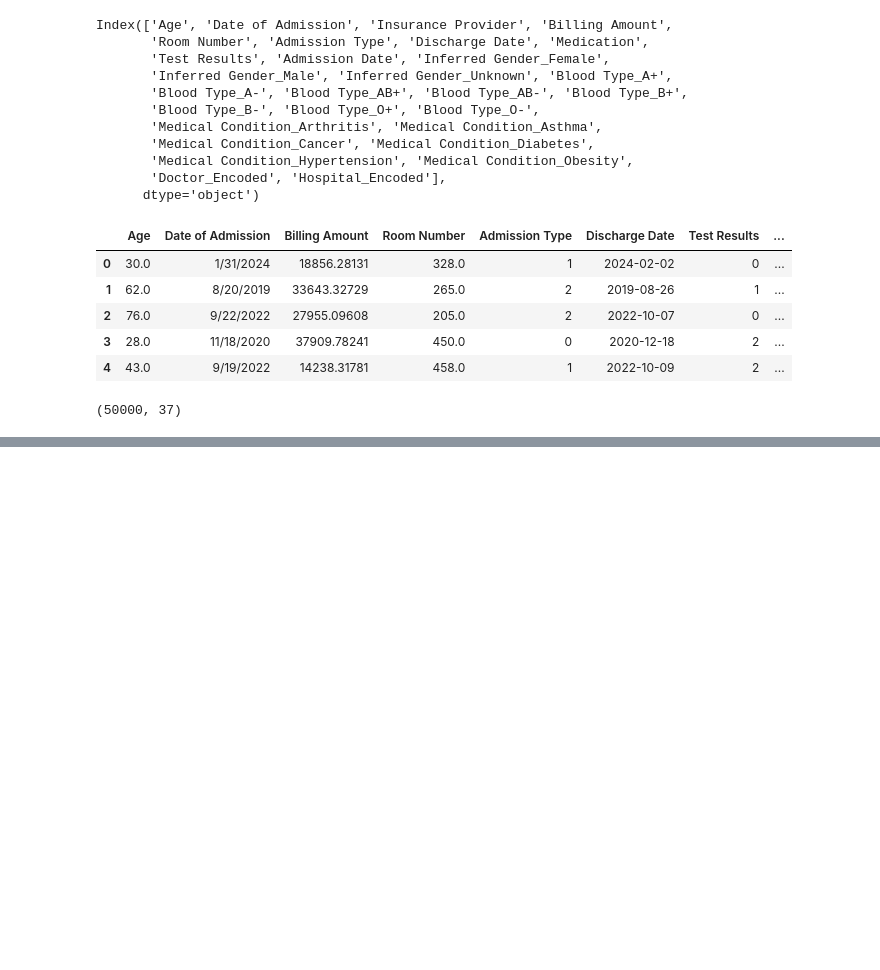
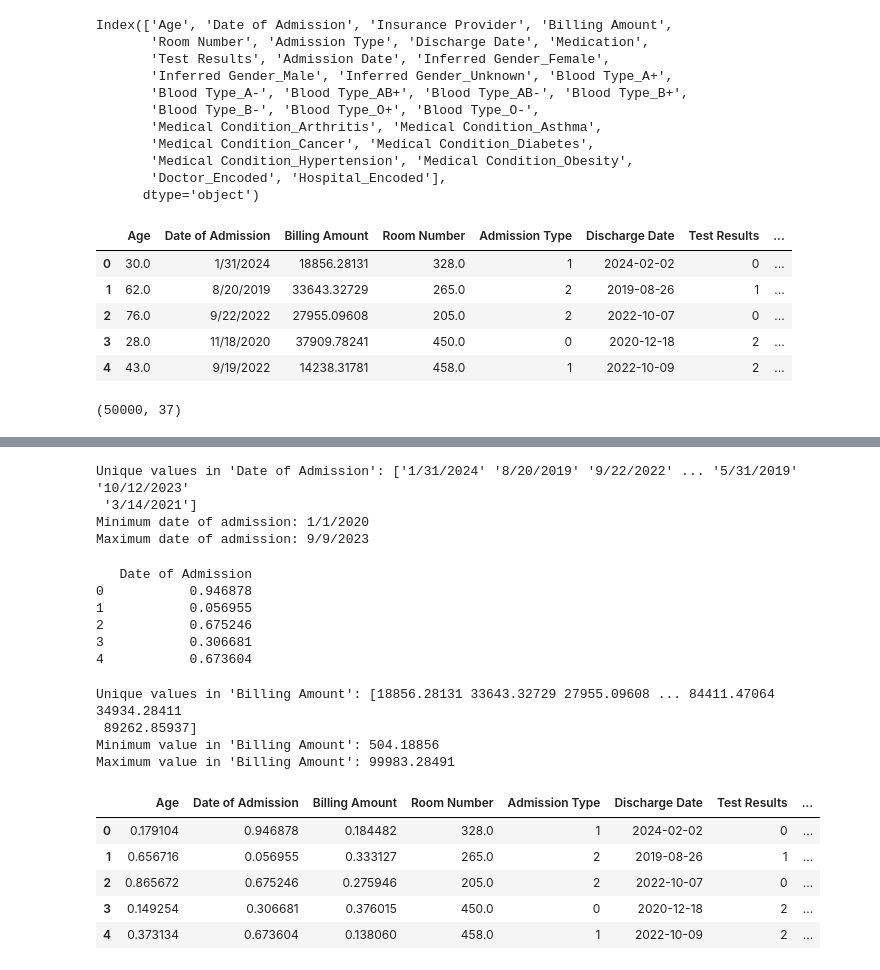
Before and after one commit to LauraLucasZ/Healthcare-Classification-ML, a Jupyter notebook: HealthCareTask2.ipynb, the cells around one changed output, grey strips where cells are left out. Saved outputs shown, nothing was run; the diff lists cells and outputs as text; code cells hidden in the pictures; blank space fills up the shorter version.

```diff
--- a/HealthCareTask2.ipynb
+++ b/HealthCareTask2.ipynb
@@ -1020,0 +1040,57 @@ df.shape
+# %%
+# Check unique values in 'Date of Admission'
+unique_values = df['Date of Admission'].unique()
+print("Unique values in 'Date of Admission':", unique_values)
+
+# Find the minimum and maximum values
+min_date = df['Date of Admission'].min()
+max_date = df['Date of Admission'].max()
+print("Minimum date of admission:", min_date)
+print("Maximum date of admission:", max_date)
+# %% [output]
+Unique values in 'Date of Admission': ['1/31/2024' '8/20/2019' '9/22/2022' ... '5/31/2019' '10/12/2023'
+ '3/14/2021']
+Minimum date of admission: 1/1/2020
+Maximum date of admission: 9/9/2023
+# %%
+df['Date of Admission'] = pd.to_datetime(df['Date of Admission'])
+
+# Convert to days since earliest admission
+min_date = df['Date of Admission'].min()
+df['Date of Admission'] = (df['Date of Admission'] - min_date).dt.days
+
+# Normalize using MinMaxScaler
+scaler = MinMaxScaler()
+df['Date of Admission'] = scaler.fit_transform(df[['Date of Admission']])
+
+# Preview result
+print(df[['Date of Admission']].head())
+# %% [output]
+   Date of Admission
+0           0.946878
+1           0.056955
+2           0.675246
+3           0.306681
+4           0.673604
+# %%
+unique_values = df['Billing Amount'].unique()
+min_value = df['Billing Amount'].min()
+max_value = df['Billing Amount'].max()
+print("Unique values in 'Billing Amount':", unique_values)
+print("Minimum value in 'Billing Amount':", min_value)
+print("Maximum value in 'Billing Amount':", max_value)
+# %% [output]
+Unique values in 'Billing Amount': [18856.28131 33643.32729 27955.09608 ... 84411.47064 34934.28411
+ 89262.85937]
+Minimum value in 'Billing Amount': 504.18856
+Maximum value in 'Billing Amount': 99983.28491
+# %%
+df['Billing Amount'] = scaler.fit_transform(df[['Billing Amount']])
+df.head()
+# %% [output]
+|  | Age | Date of Admission | Billing Amount | Room Number | Admission Type | Discharge Date | Test Results | ... |
+| 0 | 0.179104 | 0.946878 | 0.184482 | 328.0 | 1 | 2024-02-02 | 0 | ... |
+| 1 | 0.656716 | 0.056955 | 0.333127 | 265.0 | 2 | 2019-08-26 | 1 | ... |
+| 2 | 0.865672 | 0.675246 | 0.275946 | 205.0 | 2 | 2022-10-07 | 0 | ... |
+| 3 | 0.149254 | 0.306681 | 0.376015 | 450.0 | 0 | 2020-12-18 | 2 | ... |
+| 4 | 0.373134 | 0.673604 | 0.138060 | 458.0 | 1 | 2022-10-09 | 2 | ... |
```
Also changed, not shown: parts of 8 cells of this notebook.
